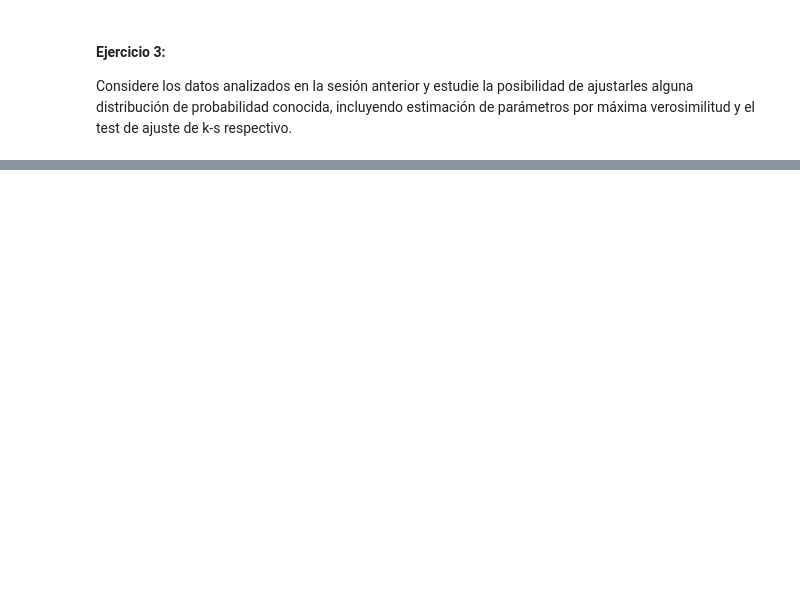
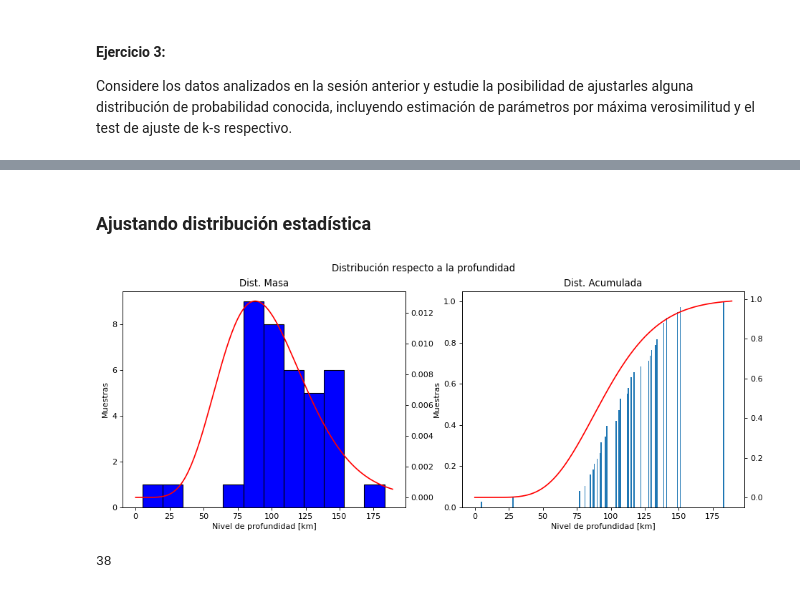
Before and after one commit to estebantejeda/INFO274, a Jupyter notebook: lab3/Laboratorio3.ipynb, the cells around one changed output, grey strips where cells are left out. Drawn from its saved outputs; the diff is of its cells as text; code cells hidden in the pictures; blank space fills up the shorter version.

```diff
--- a/lab3/Laboratorio3.ipynb
+++ b/lab3/Laboratorio3.ipynb
@@ -296,0 +330,46 @@ Considere los datos analizados en la sesión anterior y estudie la posibilidad d
+# %% [markdown]
+### Ajustando distribución estadística
+# %%
+#asiertos
+n=10
+
+#Cálculo máxima verosimilitud de la negativa distribución binomial para datos discretos
+p0 = n / (sum(data1.Profundidad)/len(data1.Profundidad))
+p1 = n / (sum(data1.Magnitud)/len(data1.Magnitud))
+# %%
+binwidth = 4
+fig, ax = plt.subplots(1, 2, figsize=(14, 5), dpi=80)
+fig.suptitle('Distribución respecto a la profundidad')
+ax[0].hist(data1.Profundidad, color = 'blue', edgecolor = 'black', bins = int(50/binwidth))
+ax[0].set_title("Dist. Masa")
+ax[0].set(xlabel='Nivel de profundidad [km]', ylabel='Muestras')
+
+ax1 = ax[0].twinx()
+
+x,cum_negbin = ecdf(data1.Profundidad)
+ax[1].bar(x,cum_negbin)
+ax[1].set_title("Dist. Acumulada")
+ax[1].set(xlabel='Nivel de profundidad [km]', ylabel='Muestras')
+ax2 = ax[1].twinx()
+
+largo = int(len(data1.Profundidad)*5)
+
+vec = list(range(largo))
+
+dvec = []
+for i in vec:
+    dvec.append(stats.nbinom.pmf(k=i, n=n, p=p0))
+
+pvec = []
+for i in vec:
+    pvec.append(stats.nbinom.cdf(k=i, n=n, p=p0))
+
+ax1.plot(vec,dvec,color='red')
+ax2.plot(vec,pvec,color='red')
+plt.draw()
+# %% [output]
+[figure, added]
+# %%
+print(len(data1.Magnitud))
+# %% [output]
+38
```
Also changed, not shown: parts of 13 cells of this notebook, 2 other files.
